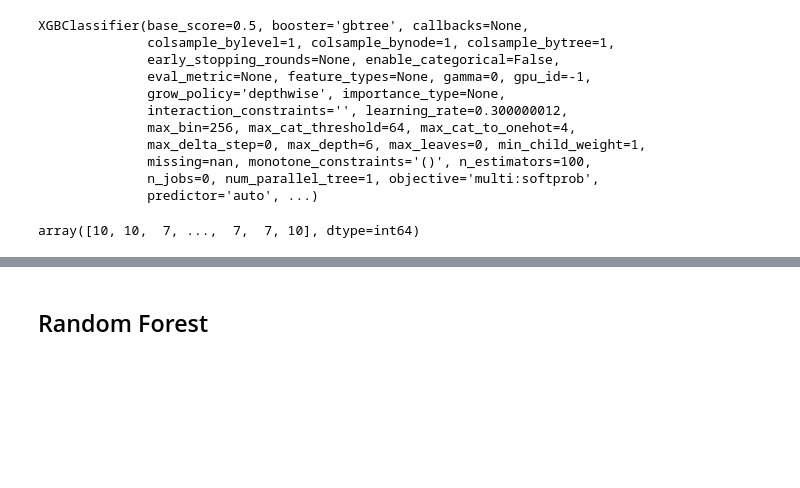
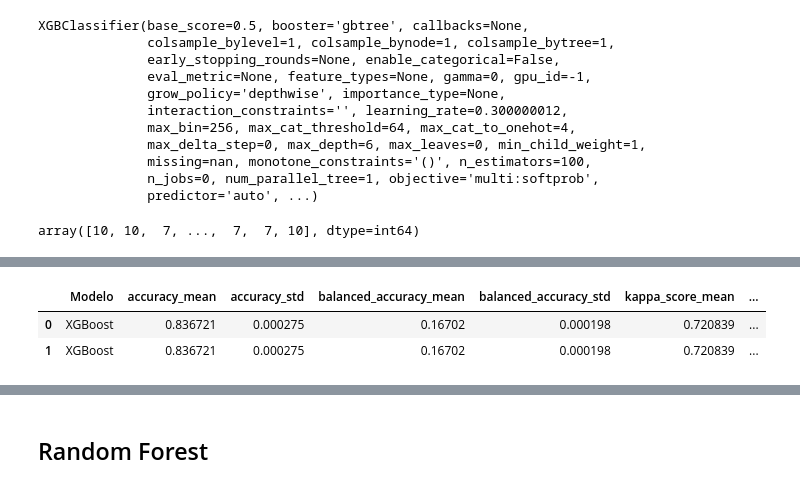
Before and after one commit to laurivansareta/previsao_agendamento_acomodacao, a Jupyter notebook: notebooks/c9.novos_modelos.ipynb, the cells around one changed output, grey strips where cells are left out. Cells and saved outputs as stored; diff of their text form; code cells hidden in the pictures; blank space fills up the shorter version.

```diff
--- a/notebooks/c9.novos_modelos.ipynb
+++ b/notebooks/c9.novos_modelos.ipynb
@@ -944,0 +1023,6 @@ array([10, 10,  7, ...,  7,  7, 10], dtype=int64)
+# %%
+pd.concat([results, results], ignore_index=True)
+# %% [output]
+|  | Modelo | accuracy_mean | accuracy_std | balanced_accuracy_mean | balanced_accuracy_std | kappa_score_mean | ... |
+| 0 | XGBoost | 0.836721 | 0.000275 | 0.16702 | 0.000198 | 0.720839 | ... |
+| 1 | XGBoost | 0.836721 | 0.000275 | 0.16702 | 0.000198 | 0.720839 | ... |
```
Also changed, not shown: parts of 11 cells of this notebook.
